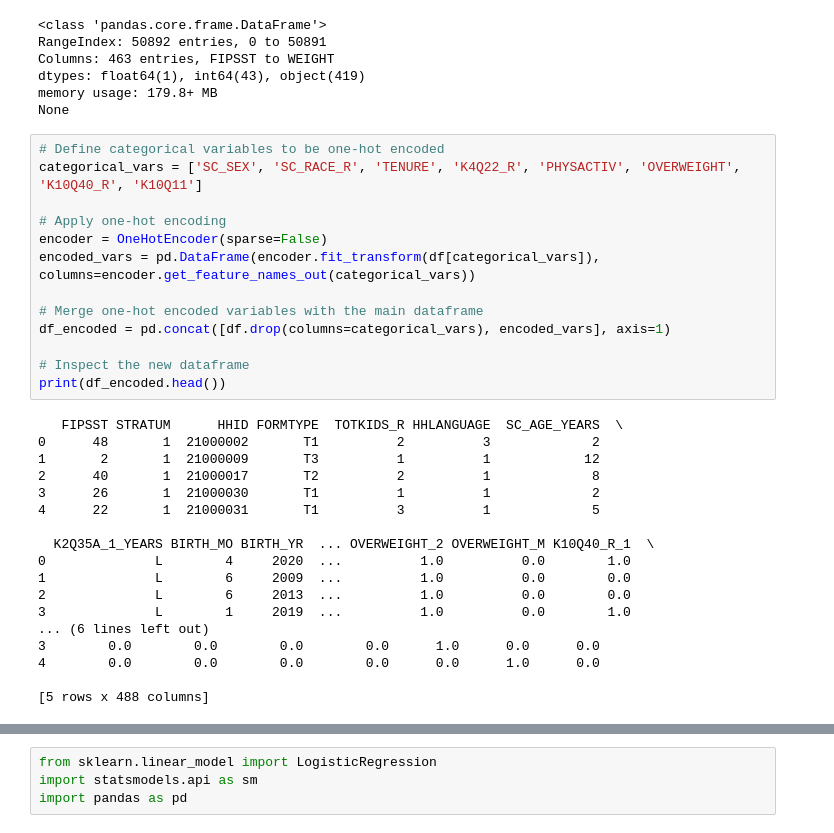
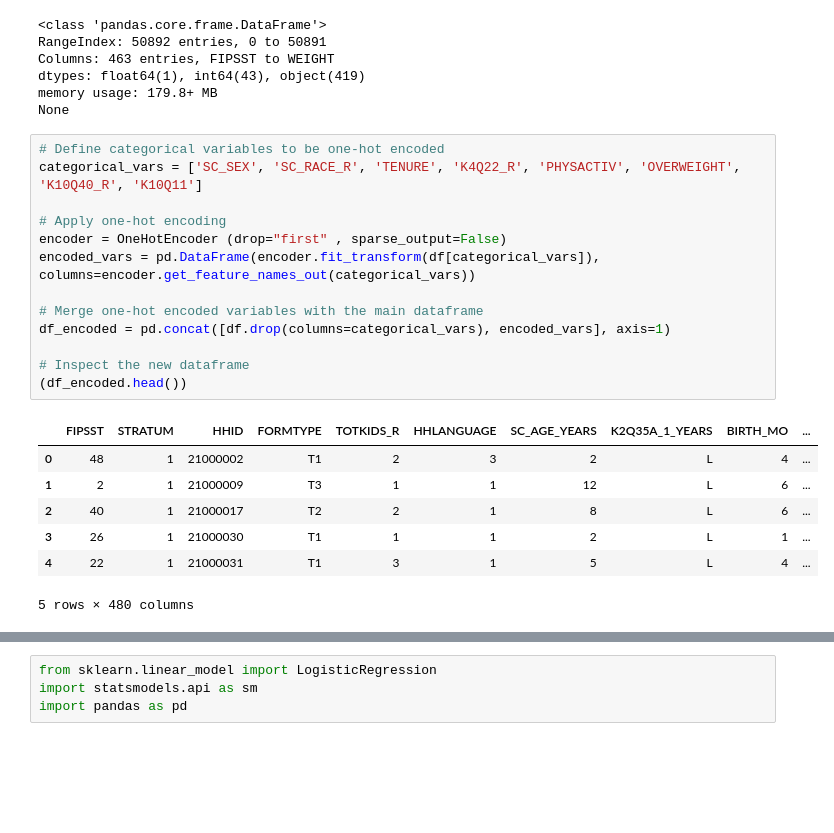
Before and after one commit to razmachinelearning/NSCH_environmnetal_exposures, a Jupyter notebook: NSCH_1.ipynb, the cells around one changed output, grey strips where cells are left out. Drawn from its saved outputs; the diff is of its cells as text; blank space fills up the shorter version.

```diff
--- a/NSCH_1.ipynb
+++ b/NSCH_1.ipynb
@@ -19,34 +19,24 @@ None
 # %%
 # Define categorical variables to be one-hot encoded
 categorical_vars = ['SC_SEX', 'SC_RACE_R', 'TENURE', 'K4Q22_R', 'PHYSACTIV', 'OVERWEIGHT', 'K10Q40_R', 'K10Q11']
 
 # Apply one-hot encoding
-encoder = OneHotEncoder(sparse=False)
+encoder = OneHotEncoder (drop="first" , sparse_output=False)
 encoded_vars = pd.DataFrame(encoder.fit_transform(df[categorical_vars]), columns=encoder.get_feature_names_out(categorical_vars))
 
 # Merge one-hot encoded variables with the main dataframe
 df_encoded = pd.concat([df.drop(columns=categorical_vars), encoded_vars], axis=1)
 
 # Inspect the new dataframe
-print(df_encoded.head())
+(df_encoded.head())
 # %% [output]
+|  | FIPSST | STRATUM | HHID | FORMTYPE | TOTKIDS_R | HHLANGUAGE | SC_AGE_YEARS | K2Q35A_1_YEARS | BIRTH_MO | ... |
+| 0 | 48 | 1 | 21000002 | T1 | 2 | 3 | 2 | L | 4 | ... |
+| 1 | 2 | 1 | 21000009 | T3 | 1 | 1 | 12 | L | 6 | ... |
+| 2 | 40 | 1 | 21000017 | T2 | 2 | 1 | 8 | L | 6 | ... |
+| 3 | 26 | 1 | 21000030 | T1 | 1 | 1 | 2 | L | 1 | ... |
+| 4 | 22 | 1 | 21000031 | T1 | 3 | 1 | 5 | L | 4 | ... |
-   FIPSST STRATUM      HHID FORMTYPE  TOTKIDS_R HHLANGUAGE  SC_AGE_YEARS  \
-0      48       1  21000002       T1          2          3             2
-1       2       1  21000009       T3          1          1            12
-2      40       1  21000017       T2          2          1             8
-3      26       1  21000030       T1          1          1             2
-4      22       1  21000031       T1          3          1             5
-
-  K2Q35A_1_YEARS BIRTH_MO BIRTH_YR  ... OVERWEIGHT_2 OVERWEIGHT_M K10Q40_R_1  \
-0              L        4     2020  ...          1.0          0.0        1.0
-1              L        6     2009  ...          1.0          0.0        0.0
-2              L        6     2013  ...          1.0          0.0        0.0
-3              L        1     2019  ...          1.0          0.0        1.0
-... (6 lines left out)
-3        0.0        0.0        0.0        0.0      1.0      0.0      0.0
-4        0.0        0.0        0.0        0.0      0.0      1.0      0.0
-
-[5 rows x 488 columns]
+5 rows × 480 columns
 # %%
 # Define dependent variables (one-hot encoded of OVERWEIGHT, PHYSACTIV, K4Q22_R)
 dependent_vars = encoded_vars.filter(regex='OVERWEIGHT_|PHYSACTIV_|K4Q22_R_')
```
Also changed, not shown: parts of 2 cells of this notebook.
